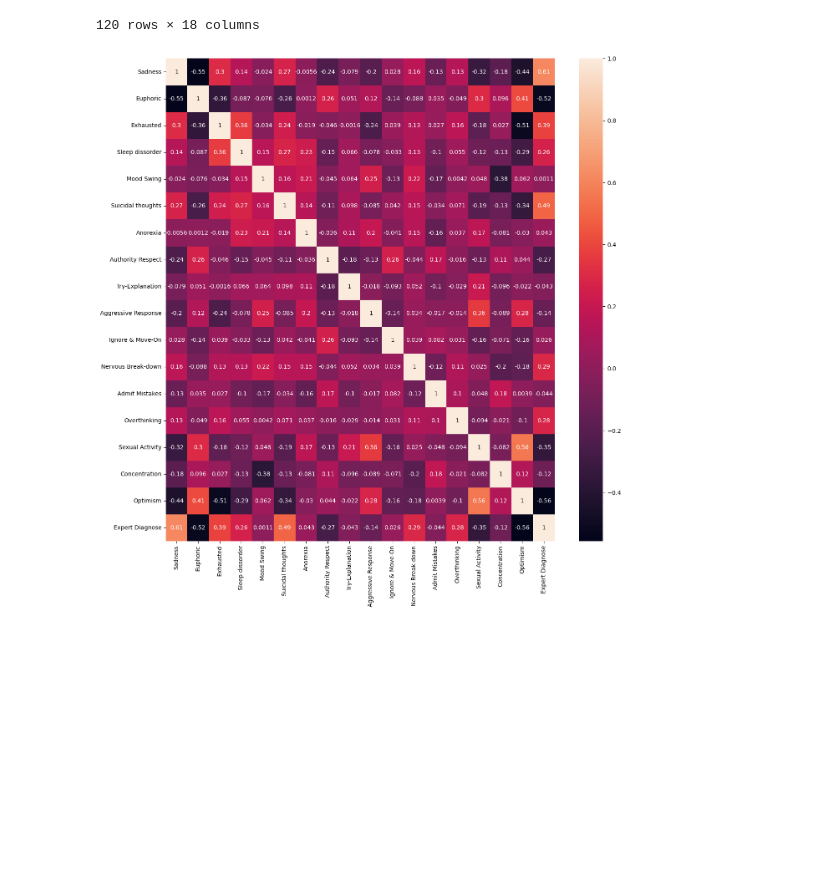
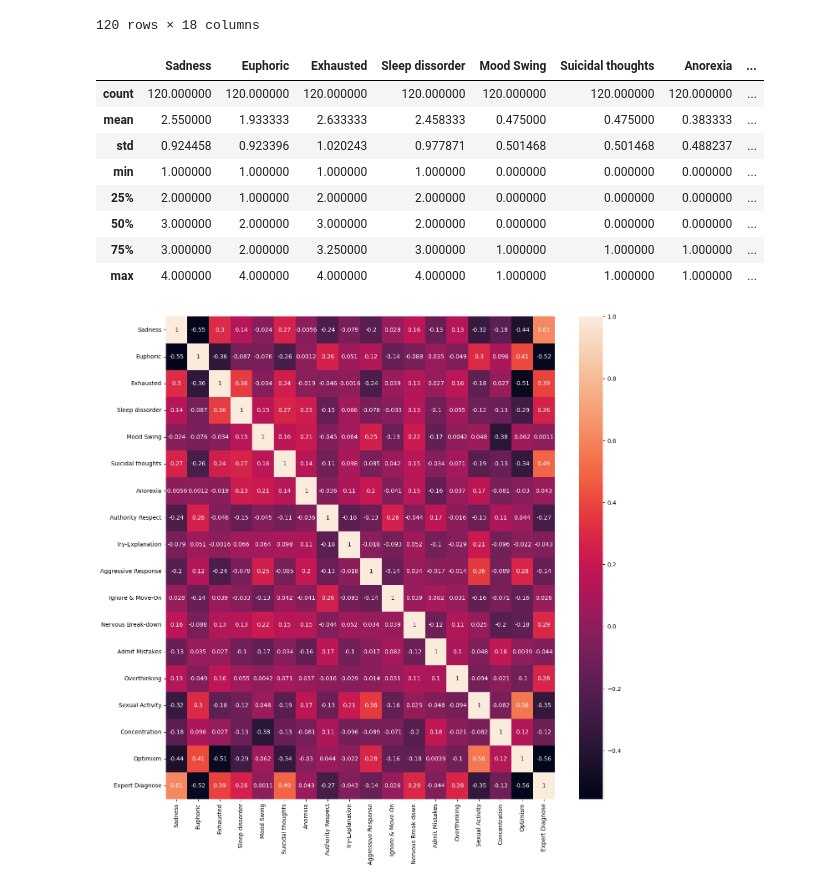
Before and after one commit to dantrainor9/Mental-Health-Diagnostics, a Jupyter notebook: Mental_Health_Diagnostics.ipynb, the cells around one changed output. Cells and saved outputs as stored; diff of their text form; code cells hidden in the pictures; blank space fills up the shorter version.

```diff
--- a/Mental_Health_Diagnostics.ipynb
+++ b/Mental_Health_Diagnostics.ipynb
@@ -257,3 +257,15 @@ df
 | 118 | 3 | 2 | 1 | 1 | 0 | 1 | 1 | ... |
 | 119 | 2 | 3 | 1 | 3 | 0 | 0 | 0 | ... |
 120 rows × 18 columns
+# %%
+df.describe()
+# %% [output]
+|  | Sadness | Euphoric | Exhausted | Sleep dissorder | Mood Swing | Suicidal thoughts | Anorexia | ... |
+| count | 120.000000 | 120.000000 | 120.000000 | 120.000000 | 120.000000 | 120.000000 | 120.000000 | ... |
+| mean | 2.550000 | 1.933333 | 2.633333 | 2.458333 | 0.475000 | 0.475000 | 0.383333 | ... |
+| std | 0.924458 | 0.923396 | 1.020243 | 0.977871 | 0.501468 | 0.501468 | 0.488237 | ... |
+| min | 1.000000 | 1.000000 | 1.000000 | 1.000000 | 0.000000 | 0.000000 | 0.000000 | ... |
+| 25% | 2.000000 | 1.000000 | 2.000000 | 2.000000 | 0.000000 | 0.000000 | 0.000000 | ... |
+| 50% | 3.000000 | 2.000000 | 3.000000 | 2.000000 | 0.000000 | 0.000000 | 0.000000 | ... |
+| 75% | 3.000000 | 2.000000 | 3.250000 | 3.000000 | 1.000000 | 1.000000 | 1.000000 | ... |
+| max | 4.000000 | 4.000000 | 4.000000 | 4.000000 | 1.000000 | 1.000000 | 1.000000 | ... |
```
Also changed, not shown: parts of 1 cell of this notebook.
